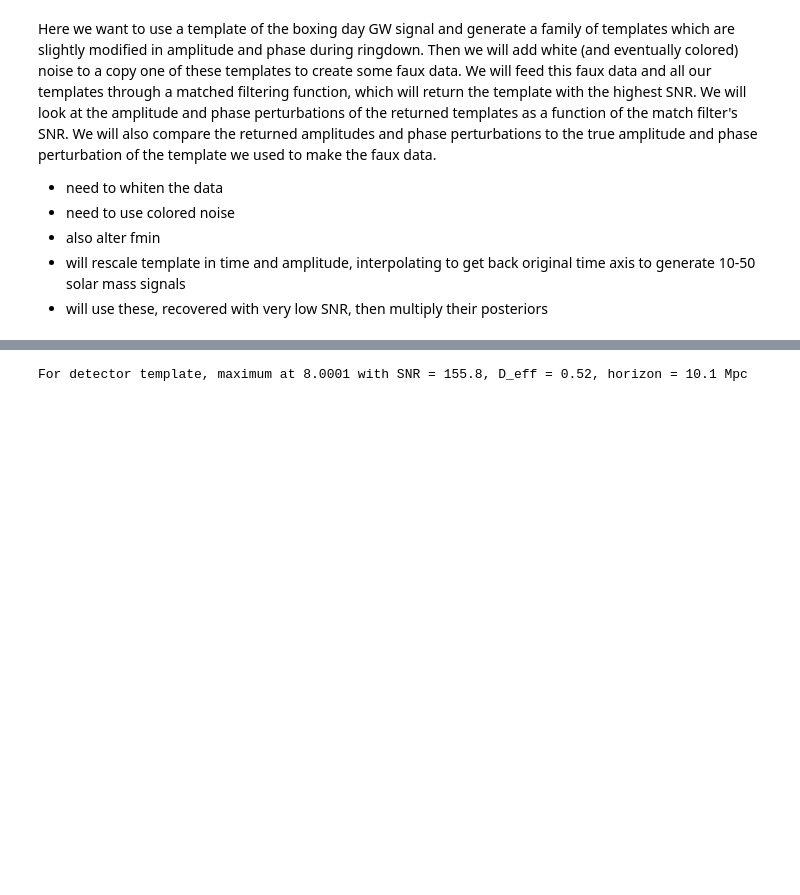
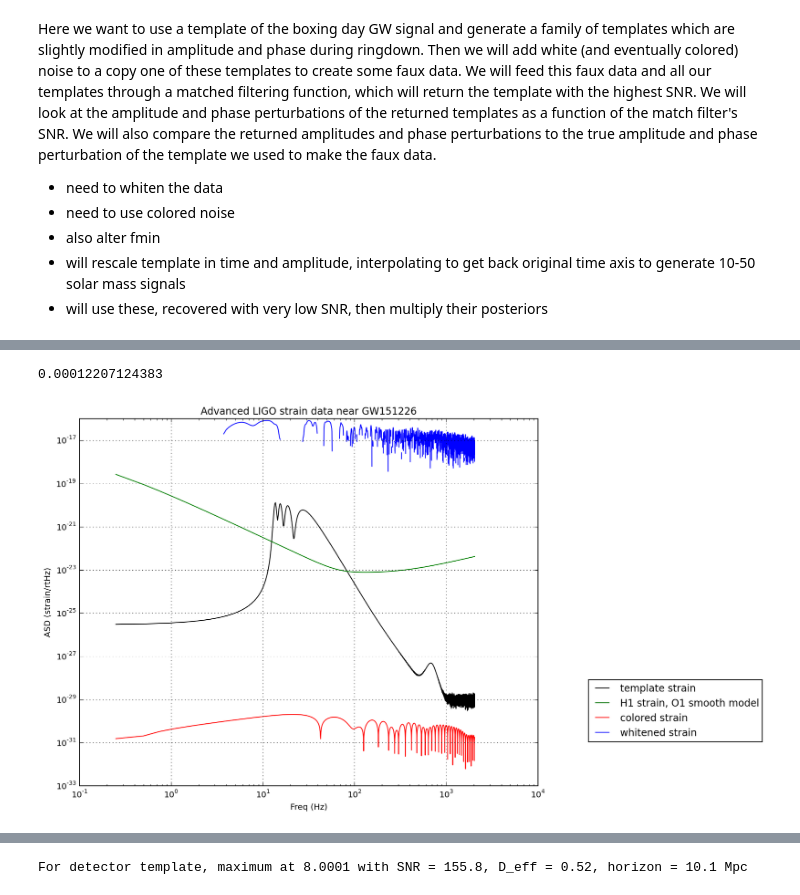
Before and after one commit to meljrose/LIGO, a Jupyter notebook: LIGO_workbook.ipynb, the cells around one changed output, grey strips where cells are left out. Drawn from its saved outputs; the diff is of its cells as text; code cells hidden in the pictures; blank space fills up the shorter version.

```diff
--- a/LIGO_workbook.ipynb
+++ b/LIGO_workbook.ipynb
@@ -558,0 +597,79 @@ eventname = 'GW151226'
+# %%
+print(dt)
+# %% [output]
+0.00012207124383
+# %%
+# plot ASD/strain equivalent noise vs frequency; mostly from
+# https://losc.ligo.org/s/events/GW151226/LOSC_Event_tutorial_GW151226.html
+
+# plot the ASDs, with the template overlaid:
+f_min = 20.
+f_max = 2000.
+plt.figure(figsize=(10,8))
+NFFT = 4*fs
+
+strain, freqs = mlab.psd(GRtemplate, Fs = fs, NFFT = NFFT)
+
+# We will use interpolations of the ASDs computed above for whitening:
+psd = interp1d(freqs, strain, fill_value='extrapolate')
+plt.loglog(freqs, np.sqrt(strain),'k',label='template strain')
+
+# Here is an approximate, smoothed PSD for H1 during O1, with no lines. We'll use it later.
+Pxx = (1.e-22*(18./(0.1+freqs))**2)**2+0.7e-23**2+((freqs/2000.)*4.e-23)**2
+psd_smooth = interp1d(freqs, Pxx)
+plt.loglog(freqs, np.sqrt(Pxx),'g',label='H1 strain, O1 smooth model')
+#plt.axis([f_min, f_max, 1e-24, 1e-19])
+plt.grid('on')
+plt.ylabel('ASD (strain/rtHz)')
+plt.xlabel('Freq (Hz)')
+plt.title('Advanced LIGO strain data near '+eventname)
+
+
+# whiten and bandpass the data, mostly from
+# https://losc.ligo.org/s/events/GW151226/LOSC_Event_tutorial_GW151226.html
+
+
+# "color" the data (multiply it by the noise amplitude spectrum, in the fourier domain)
+def colorit(strain, interp_psd, dt):
+    Nt = len(strain)
+    freqs = np.fft.rfftfreq(Nt, dt)
+
+    # whitening: transform to freq domain, divide by asd, then transform back,
+    # taking care to get normalization right.
+    hf = np.fft.rfft(strain)
+    colored_hf = hf * (np.sqrt(interp_psd(freqs) /dt/2.))
+    colored_ht = np.fft.irfft(colored_hf, n=Nt)
+    return np.abs(colored_ht)
+
+
+
+# "whiten" the data (divide it by the noise amplitude spectrum, in the fourier domain)
+# no longer in units of strain; now in units of "sigmas" away from the mean
+def whiten(strain, interp_psd, dt):
+    Nt = len(strain)
+    freqs = np.fft.rfftfreq(Nt, dt)
+
+    # whitening: transform to freq domain, divide by asd, then transform back,
+    # taking care to get normalization right.
+    hf = np.fft.rfft(strain)
+    white_hf = hf / (np.sqrt(interp_psd(freqs) /dt/2.))
+    white_ht = np.fft.irfft(white_hf, n=Nt)
+    return np.abs(white_ht)
+
+
+colored_strain = colorit(strain,psd,dt)
+plt.loglog(freqs, np.sqrt(colored_strain),'r', label='colored strain')
+
+
+psd = interp1d(freqs, colored_strain, fill_value='extrapolate')
+whitened_strain = whiten(colored_strain,psd,dt)
+
+# We need to suppress the high frequency noise (no signal!) with some bandpassing:
+bb, ab = butter(4, [fband[0]*2./fs, fband[1]*2./fs], btype='band')
+whitened_bp_strain = filtfilt(bb, ab, whitened_strain)
+
+plt.loglog(freqs, np.sqrt(whitened_bp_strain),'b',label='whitened strain')
+plt.legend(bbox_to_anchor=(0., 0.2, 1.5, .102))
+plt.show()
+# %% [output]
+[figure, added]
```
Also changed, not shown: parts of 42 cells of this notebook.
